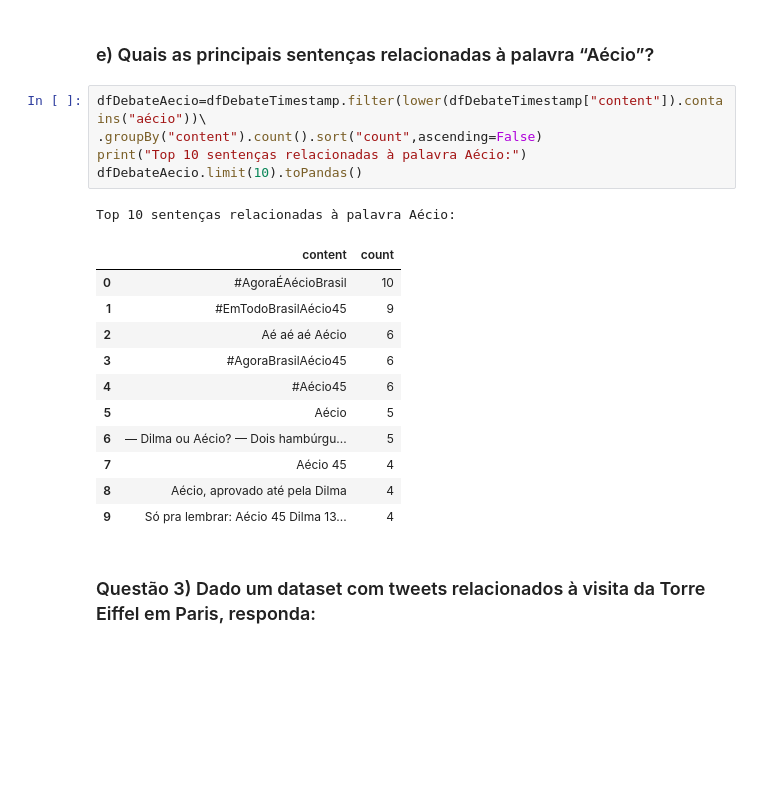
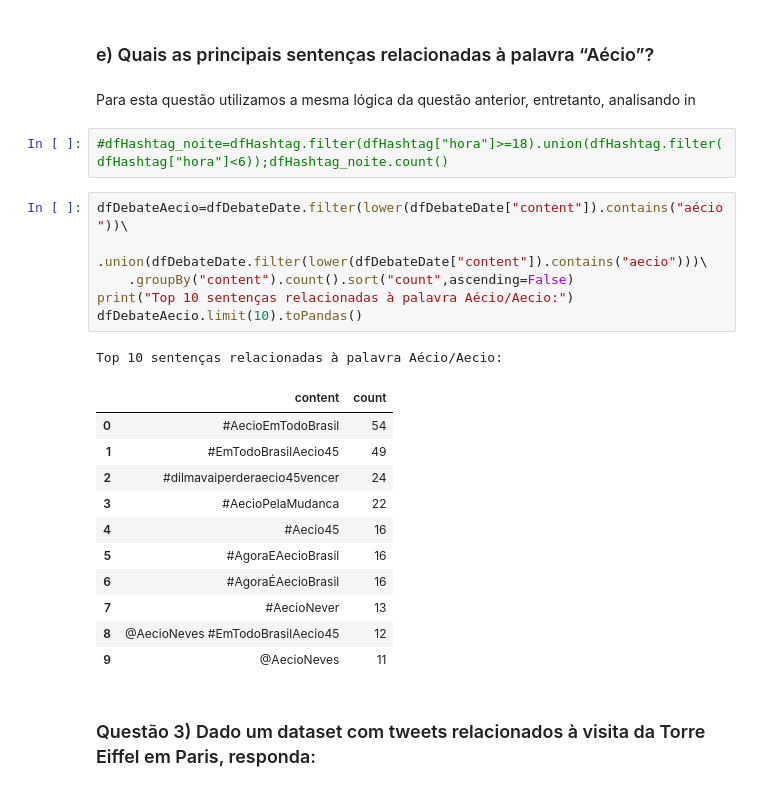
Before and after one commit to raianeti/MapReduce_Cloud, a Jupyter notebook: MapReduce.ipynb, the cells around one changed output. Saved outputs shown, nothing was run; the diff lists cells and outputs as text; blank space fills up the shorter version.

```diff
--- a/MapReduce.ipynb
+++ b/MapReduce.ipynb
@@ -427,24 +484,29 @@ Top 10 sentenças relacionadas à palavra Dilma:
 | 9 | Dilma 13 | 7 |
 # %% [markdown]
 ### e) Quais as principais sentenças relacionadas à palavra “Aécio”?
+# %% [markdown]
+Para esta questão utilizamos a mesma lógica da questão anterior, entretanto, analisando in
+# %%
+#dfHashtag_noite=dfHashtag.filter(dfHashtag["hora"]>=18).union(dfHashtag.filter(dfHashtag["hora"]<6));dfHashtag_noite.count()
 # %%
-dfDebateAecio=dfDebateTimestamp.filter(lower(dfDebateTimestamp["content"]).contains("aécio"))\
-.groupBy("content").count().sort("count",ascending=False)
-print("Top 10 sentenças relacionadas à palavra Aécio:")
+dfDebateAecio=dfDebateDate.filter(lower(dfDebateDate["content"]).contains("aécio"))\
+    .union(dfDebateDate.filter(lower(dfDebateDate["content"]).contains("aecio")))\
+    .groupBy("content").count().sort("count",ascending=False)
+print("Top 10 sentenças relacionadas à palavra Aécio/Aecio:")
 dfDebateAecio.limit(10).toPandas()
 # %% [output]
-Top 10 sentenças relacionadas à palavra Aécio:
+Top 10 sentenças relacionadas à palavra Aécio/Aecio:
 |  | content | count |
-| 0 | #AgoraÉAécioBrasil | 10 |
-| 1 | #EmTodoBrasilAécio45 | 9 |
-| 2 | Aé aé aé Aécio | 6 |
-| 3 | #AgoraBrasilAécio45 | 6 |
-| 4 | #Aécio45 | 6 |
-| 5 | Aécio | 5 |
-| 6 | — Dilma ou Aécio? — Dois hambúrgu... | 5 |
-| 7 | Aécio 45 | 4 |
-| 8 | Aécio, aprovado até pela Dilma | 4 |
-| 9 | Só pra lembrar: Aécio 45 Dilma 13... | 4 |
+| 0 | #AecioEmTodoBrasil | 54 |
+| 1 | #EmTodoBrasilAecio45 | 49 |
+| 2 | #dilmavaiperderaecio45vencer | 24 |
+| 3 | #AecioPelaMudanca | 22 |
+| 4 | #Aecio45 | 16 |
+| 5 | #AgoraEAecioBrasil | 16 |
+| 6 | #AgoraÉAecioBrasil | 16 |
+| 7 | #AecioNever | 13 |
+| 8 | @AecioNeves #EmTodoBrasilAecio45 | 12 |
+| 9 | @AecioNeves | 11 |
 # %% [markdown]
 ### Questão 3) Dado um dataset com tweets relacionados à visita da Torre Eiffel em Paris, responda:
 # %%
```
Also changed, not shown: parts of 30 cells of this notebook.
